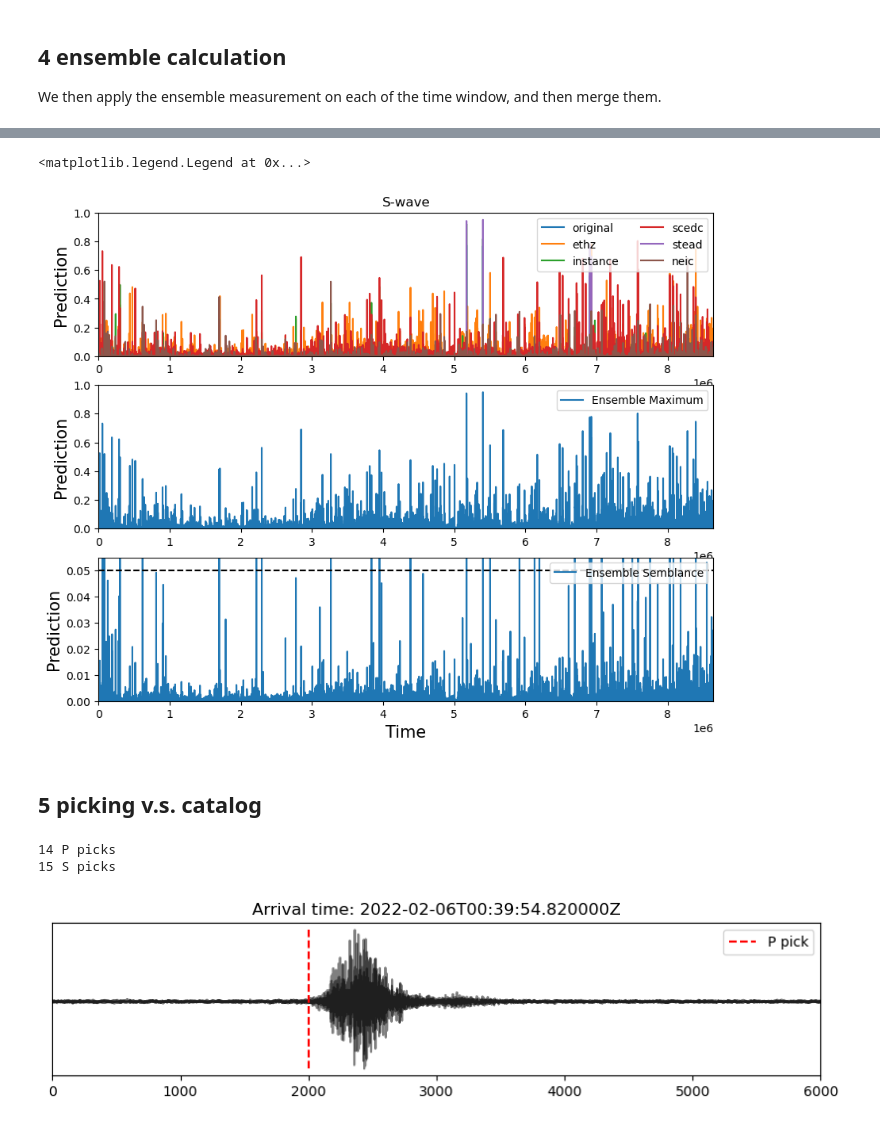
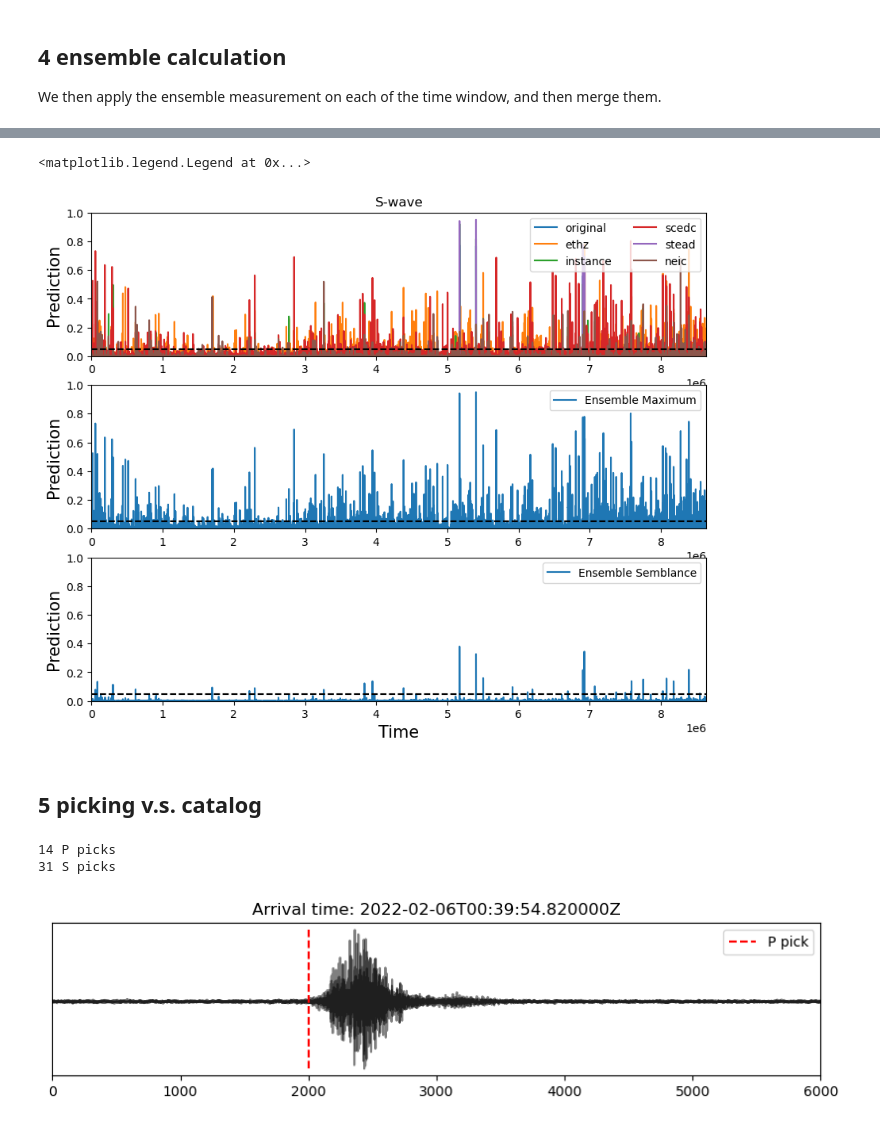
Before and after one commit to congcy/ELEP, a Jupyter notebook: docs/tutorials/example_BB_continuous_data_UW_SHW.ipynb, the cells around one changed output, grey strips where cells are left out. Cells and saved outputs as stored; diff of their text form; code cells hidden in the pictures.

```diff
--- a/docs/tutorials/example_BB_continuous_data_UW_SHW.ipynb
+++ b/docs/tutorials/example_BB_continuous_data_UW_SHW.ipynb
@@ -216,9 +216,10 @@ plt.legend(ncols = 2, loc = 'upper right')
 ## 4 ensemble calculation
 We then apply the ensemble measurement on each of the time window, and then merge them.
 # %%
-paras_simple = {'dt':0.01, 'win':1, 'window_flag':False, 'method':'max'}
+paras_maximum = {'dt':0.01, 'win':1, 'window_flag':False, 'method':'max'}
 paras_semblance = {'dt':0.01, 'semblance_order':2, 'window_flag':True,
                    'semblance_win':0.5, 'weight_flag':'max'}
+p_thrd, s_thrd = 0.1, 0.05
 
 max_pred = np.zeros([2, nseg, twin], dtype = np.float32)
 smb_pred = np.zeros([2, nseg, twin], dtype = np.float32)
@@ -227,11 +228,11 @@ smb_pred = np.zeros([2, nseg, twin], dtype = np.float32)
 ## the semblance may takes a while to calculate
 for iseg in tqdm(range(nseg)):
     # 0 for P-wave
-    max_pred[0, iseg, :] = ensemble_statistics(batch_pred[0, :, iseg, :], paras_simple)
+    max_pred[0, iseg, :] = ensemble_statistics(batch_pred[0, :, iseg, :], paras_maximum)
     smb_pred[0, iseg, :] = ensemble_semblance(batch_pred[0, :, iseg, :], paras_semblance)
 
     # 1 for P-wave
-    max_pred[1, iseg, :] = ensemble_statistics(batch_pred[1, :, iseg, :], paras_simple)
+    max_pred[1, iseg, :] = ensemble_statistics(batch_pred[1, :, iseg, :], paras_maximum)
     smb_pred[1, iseg, :] = ensemble_semblance(batch_pred[1, :, iseg, :], paras_semblance)
 
 # ... and stack
@@ -275,37 +276,40 @@ plt.legend(loc = 'upper right')
 # %%
 plt.figure(figsize = (10, 8))
 plt.subplot(3, 1, 1)
 plt.title("S-wave")
 for ipre, pretrain in enumerate(pretrain_list):
     plt.plot(pretrain_pred[1, ipre, :], label = pretrain)
 plt.ylabel("Prediction", fontsize = 15);
 plt.ylim([0, 1]); plt.xlim([0, npts]);
 plt.legend(ncols = 2, loc = 'upper right')
+plt.hlines(s_thrd, 0, npts, linestyle = '--', color = 'k')
 
 plt.subplot(3, 1, 2)
 plt.plot(max_s, label = "Ensemble Maximum")
 plt.ylabel("Prediction", fontsize = 15);
 plt.ylim([0, 1]); plt.xlim([0, npts]);
+plt.hlines(s_thrd, 0, npts, linestyle = '--', color = 'k')
 plt.legend(loc = 'upper right')
+
 
 plt.subplot(3, 1, 3)
 plt.plot(smb_s, label = "Ensemble Semblance")
 plt.xlabel("Time", fontsize = 15); plt.ylabel("Prediction", fontsize = 15);
-plt.ylim([0, .055]); plt.xlim([0, npts]);
-plt.hlines(0.05, 0, npts, linestyle = '--', color = 'k')
+plt.ylim([0, 1]); plt.xlim([0, npts]);
+plt.hlines(s_thrd, 0, npts, linestyle = '--', color = 'k')
 plt.legend(loc = 'upper right')
 # %% [output]
 <matplotlib.legend.Legend at 0x...>
-[figure, old version]
+[figure, new version]
 # %% [markdown]
 ## 5 picking v.s. catalog
 # %%
-p_index = picks_summary_simple(smb_p, 0.1)
-s_index = picks_summary_simple(smb_s, 0.1)
+p_index = picks_summary_simple(smb_p, p_thrd)
+s_index = picks_summary_simple(smb_s, s_thrd)
 print(f"{len(p_index)} P picks\n{len(s_index)} S picks")
 # %% [output]
 14 P picks
-15 S picks
+31 S picks
 # %%
 ## all picks for this station and this day by PNSN
 catalog = pd.read_csv("./data/UW.SHW.2022.037.csv")
```
Also changed, not shown: parts of 18 cells of this notebook, 1 other file.
